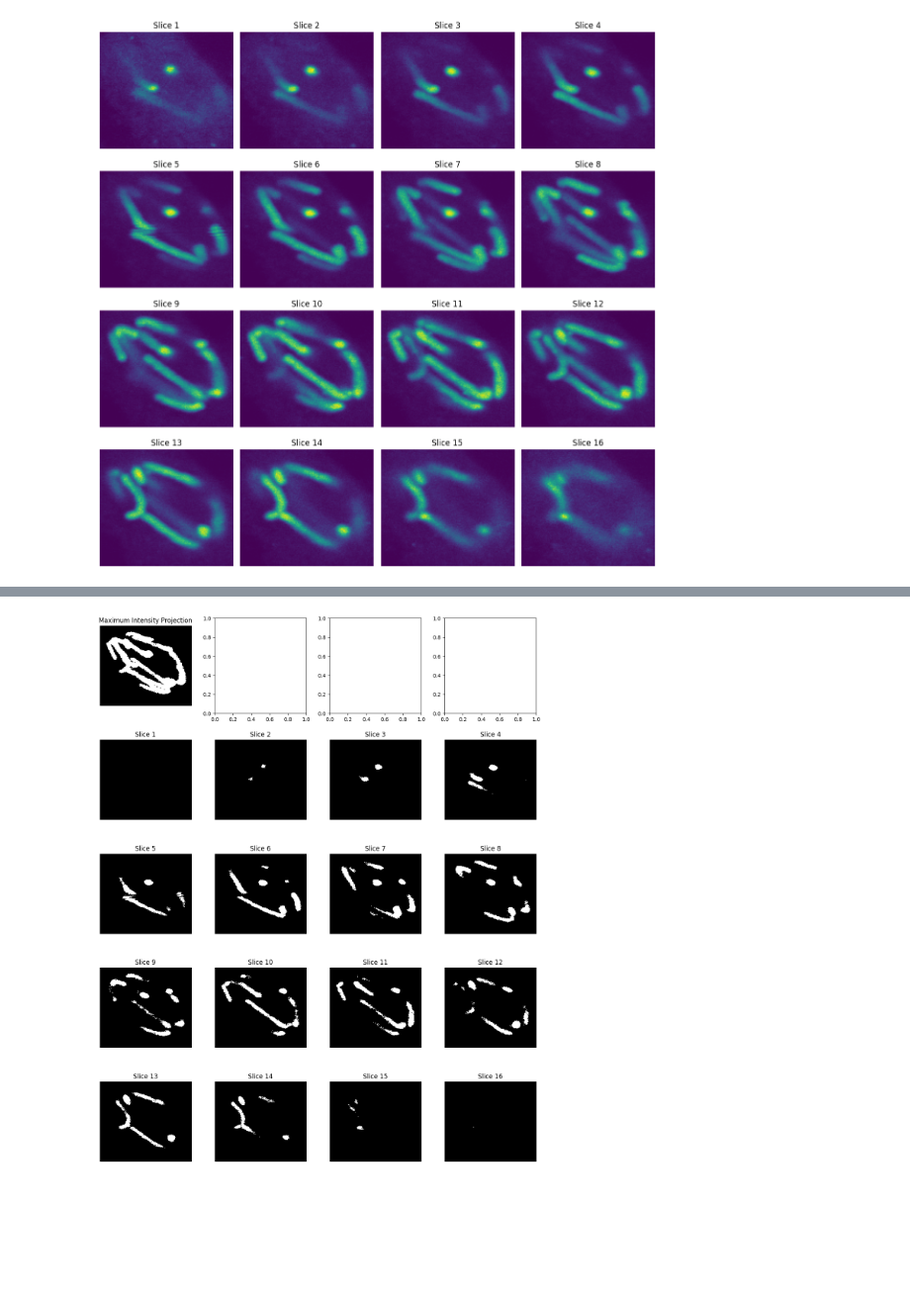
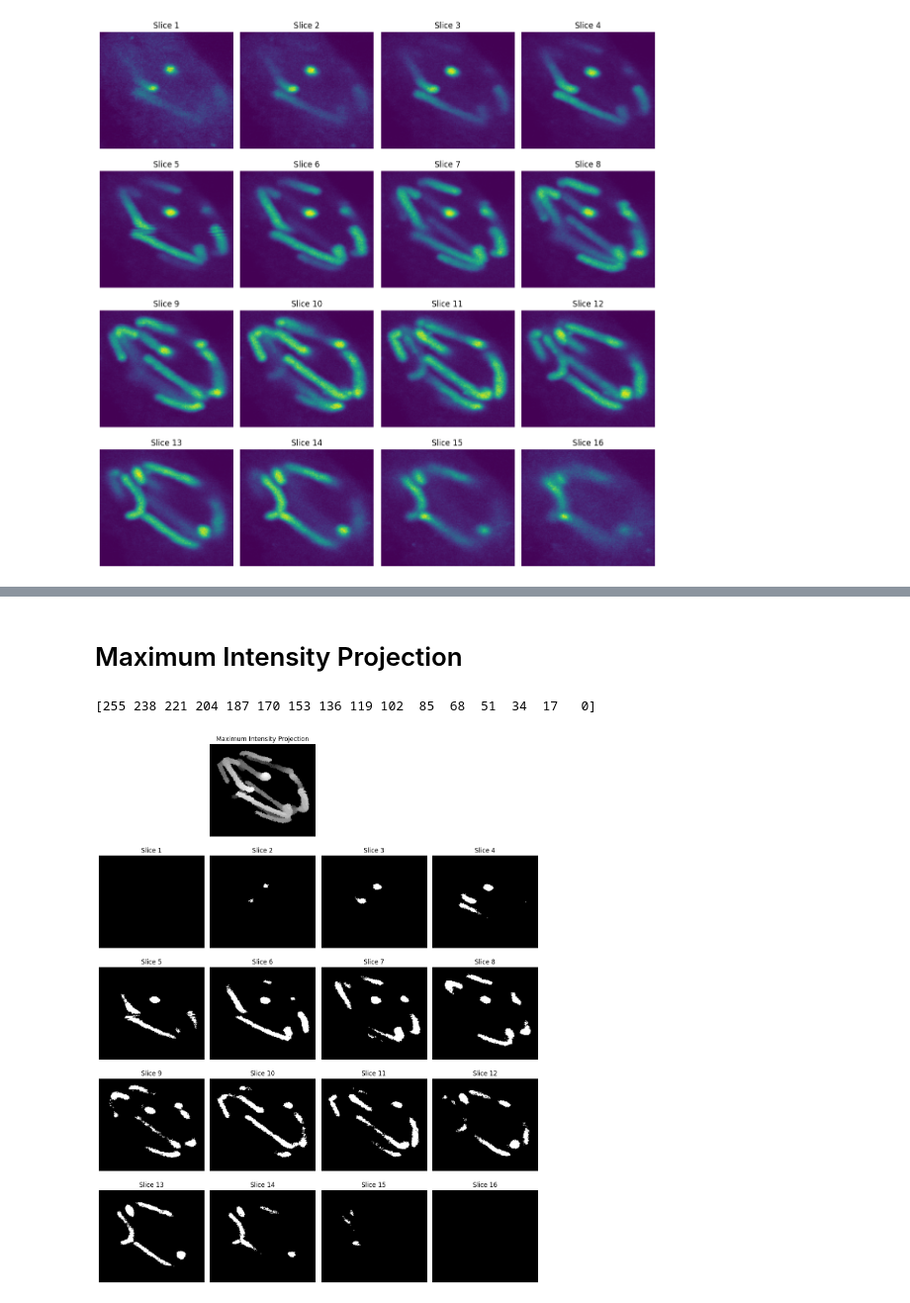
Before and after one commit to codes-by-pinewood/IAAM_Practical6, a Jupyter notebook: ImageAnalysis_Practical6.ipynb, the cells around one changed output, grey strips where cells are left out. Shown at 99% size. Saved outputs shown, nothing was run; the diff lists cells and outputs as text; code cells hidden in the pictures; blank space fills up the shorter version.

Commit message:
Updated code and image files

```diff
--- a/ImageAnalysis_Practical6.ipynb
+++ b/ImageAnalysis_Practical6.ipynb
@@ -20,0 +23,2 @@ Mounted at /content/drive/
+# %%
+path = "H:/My Drive/ImageAnalysis/Practical6/"
@@ -76,60 +100,61 @@ iso_thresh.Show()
+# %% [markdown]
+# Maximum Intensity Projection
 # %%
-import numpy as np
-import matplotlib.pyplot as plt
-from PIL import Image
-
-# Assuming chromo_tif is already defined and is your 3D TIFF image object
-# Assuming fnames is a list of filenames corresponding to each slice
-
 num_slices = 16
 fig, axes = plt.subplots(5, 4, figsize=(12, 15))
 
-fnames = ['1.tiff', '2.tiff', '3.tiff', '4.tiff',
-          '5.tiff', '6.tiff', '7.tiff', '8.tiff',
-          '9.tiff', '10.tiff', '11.tiff', '12.tiff',
-          '13.tiff', '14.tiff', '15.tiff', '16.tiff']
-# Define the threshold value
-threshold_value = 128  # Adjust this value according to your data
+threshold_value = 128
 
 # Create an array to store all slices for MIP
 all_slices = []
+
+# Calculate intensity values for depth cueing
+intensity_values = np.linspace(255, 0, num_slices, dtype=np.uint8)
+print(intensity_values)
 
 for i, fname in zip(range(num_slices), fnames):
     ax = axes[i // 4 + 1, i % 4]
     tif.seek(i)
     slice = np.array(tif)
 
     # Apply thresholding
     thresholded_slice = slice > threshold_value
 
+    # Apply depth cueing by multiplying with the corresponding intensity value
+    depth_cued_slice = thresholded_slice.astype(np.uint8) * intensity_values[i]
+
     # Store the slice for MIP calculation
-    all_slices.append(thresholded_slice)
+    all_slices.append(depth_cued_slice)
 
-    # Display the thresholded slice
-    ax.imshow(thresholded_slice, cmap='gray')
+    # Display the depth-cued slice
+    ax.imshow(depth_cued_slice, cmap='gray')
     ax.axis('off')
     ax.set_title(f'Slice {i + 1}')
 
-    # Save the thresholded slice as a TIFF file
-    Image.fromarray(thresholded_slice.astype(np.uint8) * 255).save(fname, "TIFF")
+    # Save the depth-cued slice as a TIFF file
+    Image.fromarray(depth_cued_slice).save(fname, "TIFF")
 
-# Calculate the Maximum Intensity Projection
+# Calculate the Maximum Intensity Projection (MIP)
 all_slices_array = np.stack(all_slices, axis=0)
 mip = np.max(all_slices_array, axis=0)
 
 # Display the MIP
-ax_mip = axes[0, 0]
+ax_mip = axes[0, 1]
 ax_mip.imshow(mip, cmap='gray')
 ax_mip.axis('off')
 ax_mip.set_title('Maximum Intensity Projection')
-
 
 # Hide unused subplots
 for j in range(num_slices, 16):
     ax = axes[j // 4 + 1, j % 4]
     ax.axis('off')
 
+axes[0,0].remove()
+axes[0,2].remove()
+axes[0,3].remove()
+
 plt.tight_layout()
 plt.show()
 # %% [output]
+[255 238 221 204 187 170 153 136 119 102  85  68  51  34  17   0]
-[figure, old version]
+[figure, new version]
```
Also changed, not shown: parts of 13 cells of this notebook, 4 other files.
